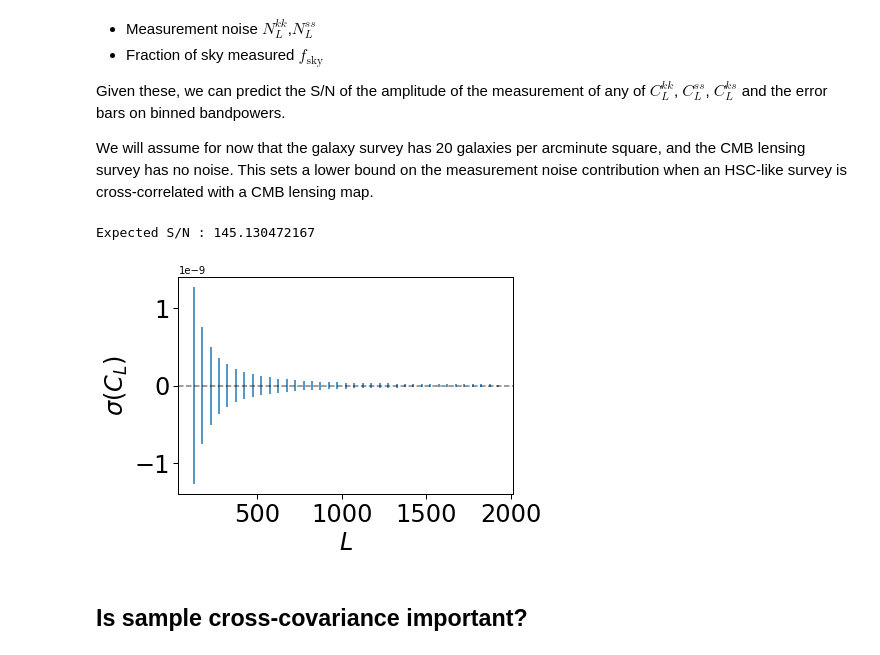
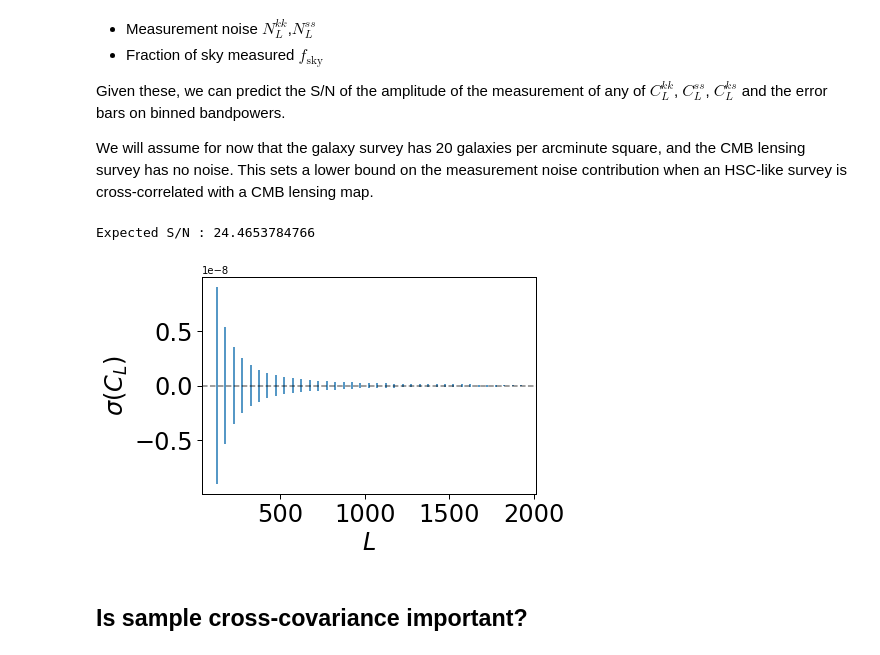
Before and after one commit to msyriac/orphics, a Jupyter notebook: tutorials/Uncertainties on Bandpowers.ipynb, the cells around one changed output. Cells and saved outputs as stored; diff of their text form; code cells hidden in the pictures.

```diff
--- a/tutorials/Uncertainties on Bandpowers.ipynb
+++ b/tutorials/Uncertainties on Bandpowers.ipynb
@@ -72,29 +72,29 @@ We will assume for now that the galaxy survey has 20 galaxies per arcminute squa
 # %%
 # Initialize a simple lens forecaster
 
 Nlkk = clkk*0. # Assume no noise in CMB lensing map
 lf = cosmology.LensForecast()
 lf.loadKK(ellrange,clkk,ellrange,Nlkk)
 lf.loadKS(ellrange,clkg)
 lf.loadSS(ellrange,clgg,ngal=20.)
 
 
 ell_edges = np.arange(100,2000,50) # define some broad L bins
 ells = (ell_edges[:-1]+ell_edges[1:])/2.
-fsky = 0.05
+fsky = 40./41250. #0.05
 
 # Get S/N and errors
 sn,errs = lf.sn(ell_edges,fsky,"ks")
 
 print("Expected S/N :",sn)
 
 pl = io.Plotter(xlabel='$L$',ylabel='$\sigma(C_L)$')
 pl.add_err(ells,ells*0.,yerr=errs)
 pl.hline()
 pl.done()
 # %% [output]
-Expected S/N : 145.130472167
+Expected S/N : 24.4653784766
-[figure, old version]
+[figure, new version]
 # %% [markdown]
 ## Is sample cross-covariance important?
 # %% [markdown]
```
Also changed, not shown: 2 other files.
